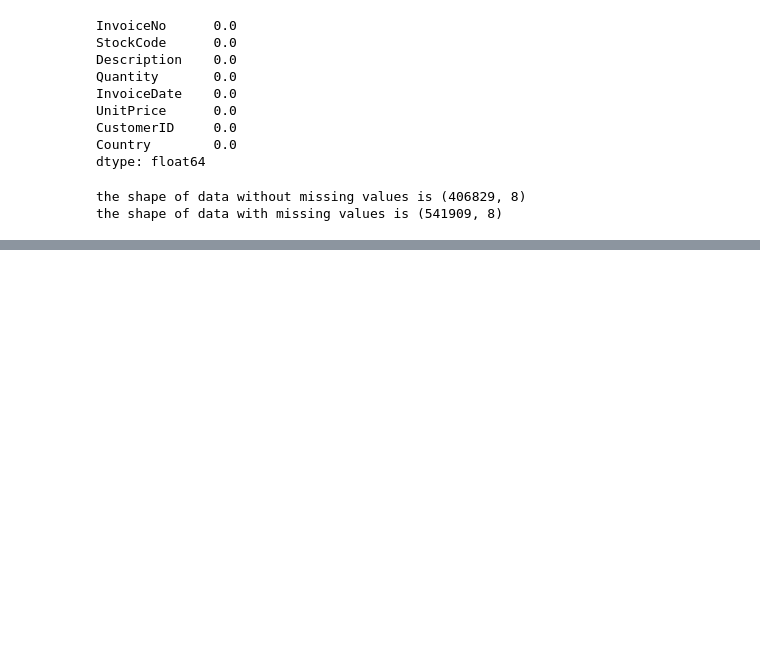
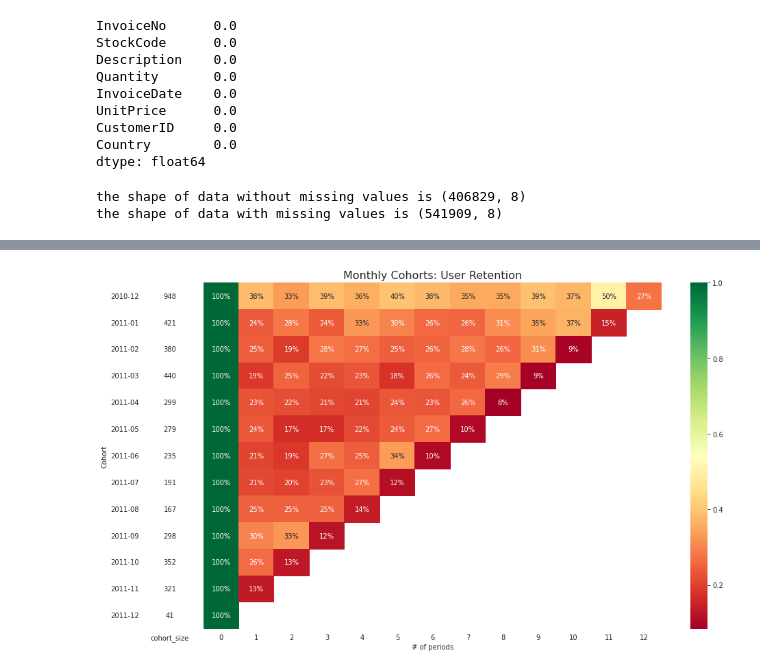
Before and after one commit to olexy/da_ds_ml, a Jupyter notebook: Retail_Capstone.ipynb, the cells around one changed output, grey strips where cells are left out. Drawn from its saved outputs; the diff is of its cells as text; code cells hidden in the pictures; blank space fills up the shorter version.

```diff
--- a/Retail_Capstone.ipynb
+++ b/Retail_Capstone.ipynb
@@ -130,0 +172,7 @@ the shape of data with missing values is (541909, 8)
+# %%
+# create the cohort and order_month variables
+df_cha['OrderMonth'] = df_cha['InvoiceDate'].dt.to_period('M')
+df_cha['Cohort'] = df_cha.groupby('CustomerID')['InvoiceDate'] \
+                 .transform('min') \
+                 .dt.to_period('M')
+df_cha.head()
@@ -130,0 +205,8 @@ the shape of data with missing values is (541909, 8)
+# %%
+# Getting number of customer for each cohort &
+# the monthly period between the cohort in wihich they belong based on first purchase &
+# another purchase with the 12 months duration of the dataset
+cohort_pivot = df_cohort.pivot_table(index = 'Cohort',
+                                     columns = 'MonthlyPeriod',
+                                     values = 'NoOfCustomers')
+cohort_pivot
@@ -130,0 +229,4 @@ the shape of data with missing values is (541909, 8)
+# %%
+cohort_size = cohort_pivot.iloc[:,0] #making column 0 the cohort_size, ALL rows, column 0
+retention_matrix = cohort_pivot.divide(cohort_size, axis = 0) #Divide each column cell by the cohort_size
+retention_matrix
@@ -130,0 +259,28 @@ the shape of data with missing values is (541909, 8)
+# %%
+with sns.axes_style("white"):
+    fig, ax = plt.subplots(1, 2, figsize=(14, 8), sharey=True, gridspec_kw={'width_ratios': [1, 11]})
+
+    # retention matrix
+    sns.heatmap(retention_matrix,
+                mask=retention_matrix.isnull(),
+                annot=True,
+                fmt='.0%',
+                cmap='RdYlGn',
+                ax=ax[1])
+    ax[1].set_title('Monthly Cohorts: User Retention', fontsize=16)
+    ax[1].set(xlabel='# of periods',
+              ylabel='')
+
+    # cohort size
+    cohort_size_df = pd.DataFrame(cohort_size).rename(columns={0: 'cohort_size'})
+    white_cmap = mcolors.ListedColormap(['white'])
+    sns.heatmap(cohort_size_df,
+                annot=True,
+                cbar=False,
+                fmt='g',
+                cmap=white_cmap,
+                ax=ax[0])
+
+    fig.tight_layout()
+# %% [output]
+[figure, added]
```
Also changed, not shown: parts of 18 cells of this notebook.
